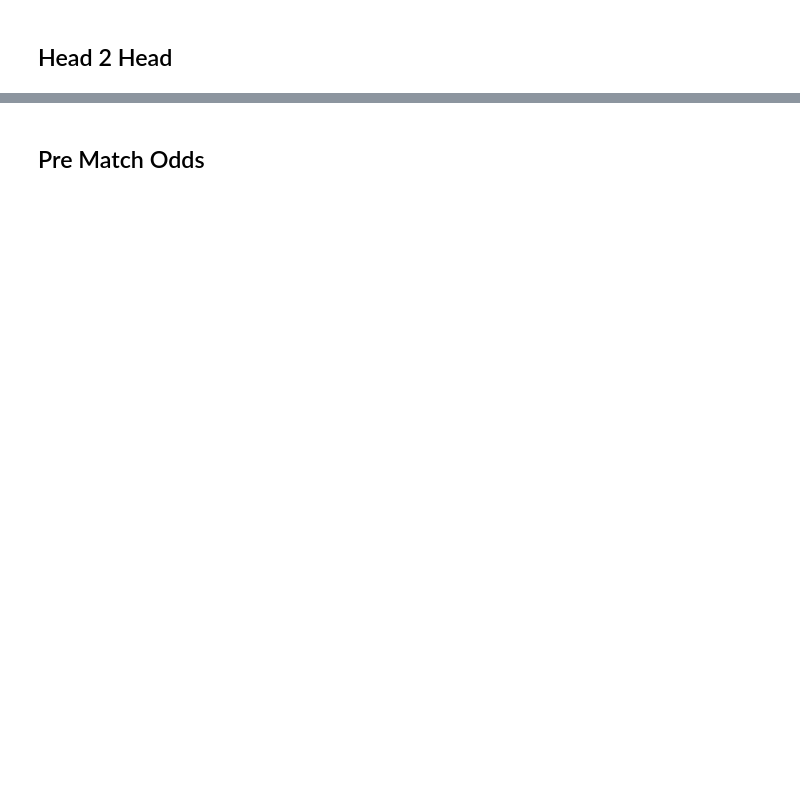
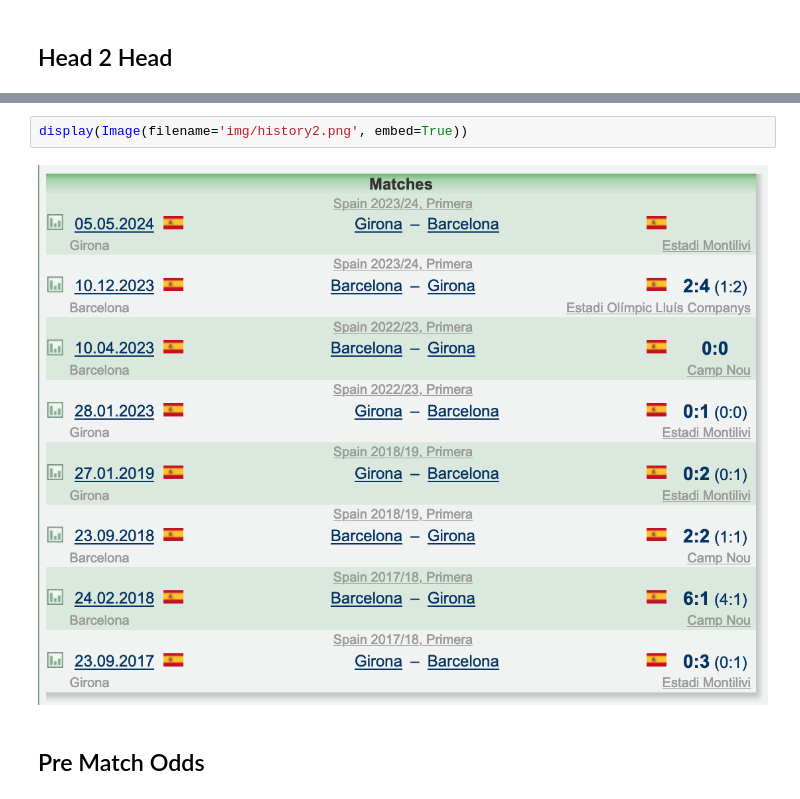
Before and after one commit to Football-Analytics-UCU/Girona, a Jupyter notebook: Barcelona-Girona.ipynb, the cells around one changed output, grey strips where cells are left out. Saved outputs shown, nothing was run; the diff lists cells and outputs as text; blank space fills up the shorter version.

```diff
--- a/Barcelona-Girona.ipynb
+++ b/Barcelona-Girona.ipynb
@@ -25,2 +28,6 @@ jupyter: python3
+# %%
+display(Image(filename='img/history2.png', embed=True))
+# %% [output]
+[figure, added]
 # %% [markdown]
 ## Pre Match Odds
```
Also changed, not shown: parts of 9 cells of this notebook, 29 other files.
